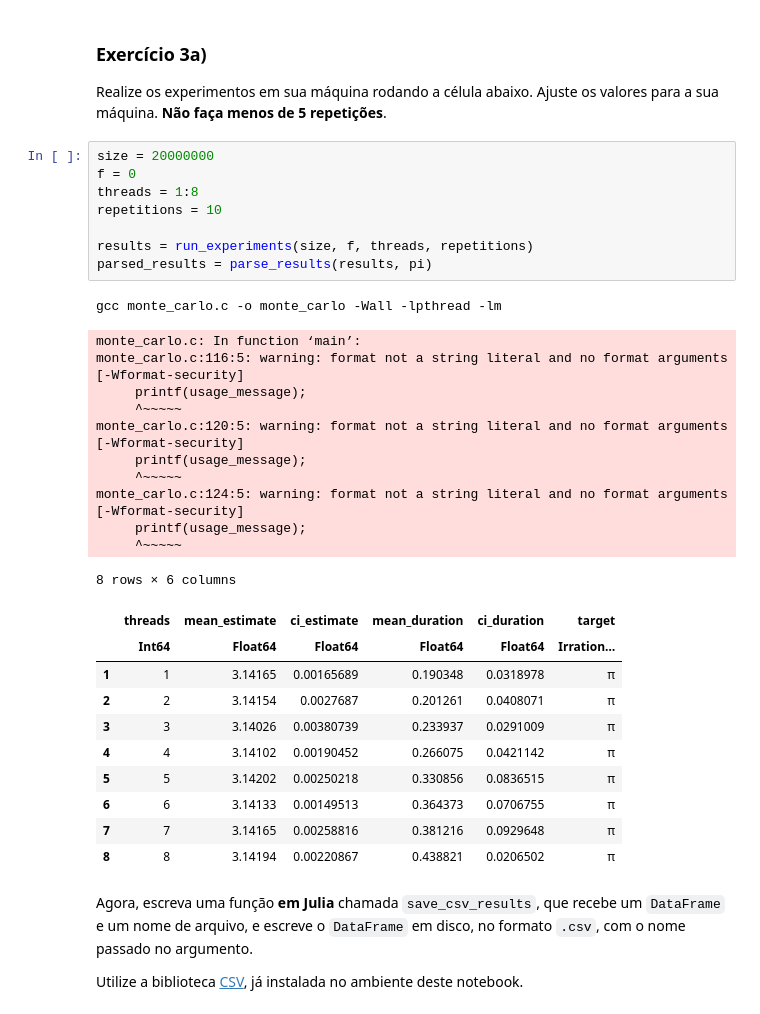
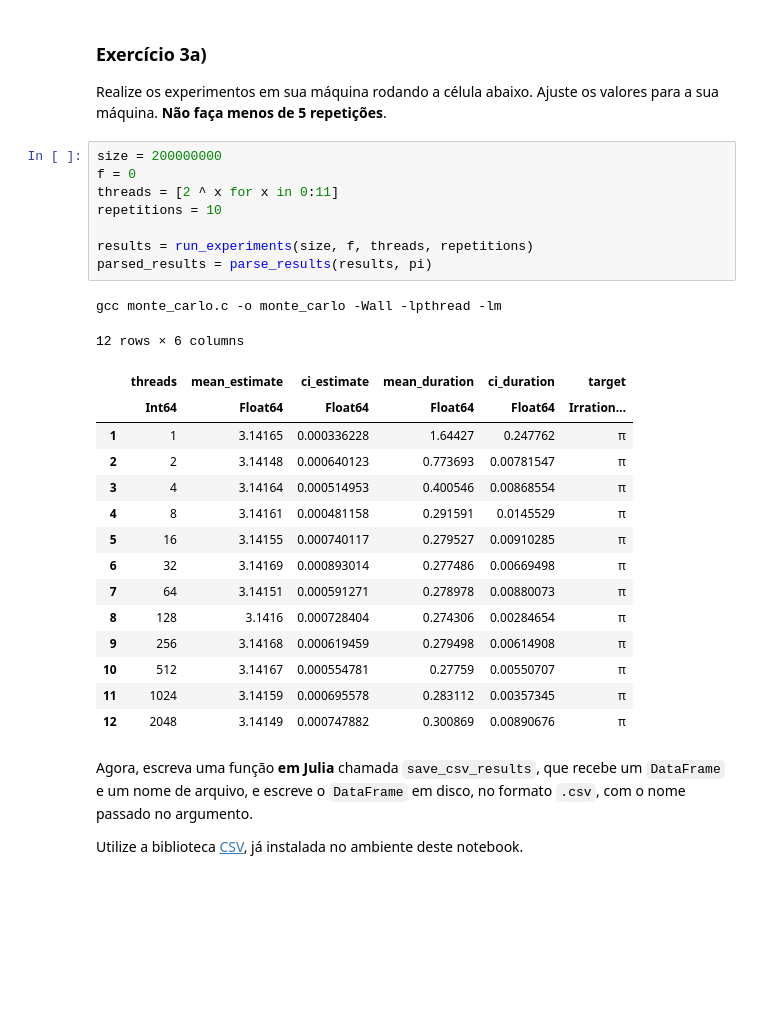
Before and after one commit to yurickyh/MAC0219, a Jupyter notebook: miniEP3/miniEP3.ipynb, the cells around one changed output. Drawn from its saved outputs; the diff is of its cells as text; blank space fills up the shorter version.

```diff
--- a/miniEP3/miniEP3.ipynb
+++ b/miniEP3/miniEP3.ipynb
@@ -377,36 +339,30 @@ parse_results (generic function with 1 method)
 
 Realize os experimentos em sua máquina rodando a célula abaixo. Ajuste os valores para a sua máquina. **Não faça menos de 5 repetições**.
 # %%
-size = 20000000
+size = 200000000
 f = 0
-threads = 1:8
+threads = [2 ^ x for x in 0:11]
 repetitions = 10
 
 results = run_experiments(size, f, threads, repetitions)
 parsed_results = parse_results(results, pi)
 # %% [output]
 gcc monte_carlo.c -o monte_carlo -Wall -lpthread -lm
-monte_carlo.c: In function ‘main’:
-monte_carlo.c:116:5: warning: format not a string literal and no format arguments [-Wformat-security]
-     printf(usage_message);
-     ^~~~~~
-monte_carlo.c:120:5: warning: format not a string literal and no format arguments [-Wformat-security]
-     printf(usage_message);
-     ^~~~~~
-monte_carlo.c:124:5: warning: format not a string literal and no format arguments [-Wformat-security]
-     printf(usage_message);
-     ^~~~~~
+12 rows × 6 columns
-8 rows × 6 columns
 |  | threads | mean_estimate | ci_estimate | mean_duration | ci_duration | target |
 |  | Int64 | Float64 | Float64 | Float64 | Float64 | Irration… |
-| 1 | 1 | 3.14165 | 0.00165689 | 0.190348 | 0.0318978 | π |
-| 2 | 2 | 3.14154 | 0.0027687 | 0.201261 | 0.0408071 | π |
-| 3 | 3 | 3.14026 | 0.00380739 | 0.233937 | 0.0291009 | π |
-| 4 | 4 | 3.14102 | 0.00190452 | 0.266075 | 0.0421142 | π |
-| 5 | 5 | 3.14202 | 0.00250218 | 0.330856 | 0.0836515 | π |
-| 6 | 6 | 3.14133 | 0.00149513 | 0.364373 | 0.0706755 | π |
-| 7 | 7 | 3.14165 | 0.00258816 | 0.381216 | 0.0929648 | π |
-| 8 | 8 | 3.14194 | 0.00220867 | 0.438821 | 0.0206502 | π |
+| 1 | 1 | 3.14165 | 0.000336228 | 1.64427 | 0.247762 | π |
+| 2 | 2 | 3.14148 | 0.000640123 | 0.773693 | 0.00781547 | π |
+| 3 | 4 | 3.14164 | 0.000514953 | 0.400546 | 0.00868554 | π |
+| 4 | 8 | 3.14161 | 0.000481158 | 0.291591 | 0.0145529 | π |
+| 5 | 16 | 3.14155 | 0.000740117 | 0.279527 | 0.00910285 | π |
+| 6 | 32 | 3.14169 | 0.000893014 | 0.277486 | 0.00669498 | π |
+| 7 | 64 | 3.14151 | 0.000591271 | 0.278978 | 0.00880073 | π |
+| 8 | 128 | 3.1416 | 0.000728404 | 0.274306 | 0.00284654 | π |
+| 9 | 256 | 3.14168 | 0.000619459 | 0.279498 | 0.00614908 | π |
+| 10 | 512 | 3.14167 | 0.000554781 | 0.27759 | 0.00550707 | π |
+| 11 | 1024 | 3.14159 | 0.000695578 | 0.283112 | 0.00357345 | π |
+| 12 | 2048 | 3.14149 | 0.000747882 | 0.300869 | 0.00890676 | π |
 # %% [markdown]
 Agora, escreva uma função **em Julia** chamada `save_csv_results`, que recebe um `DataFrame` e um nome de arquivo, e escreve o `DataFrame` em disco, no formato `.csv`, com o nome passado no argumento.
 
```
Also changed, not shown: parts of 15 cells of this notebook, 1 other file.
